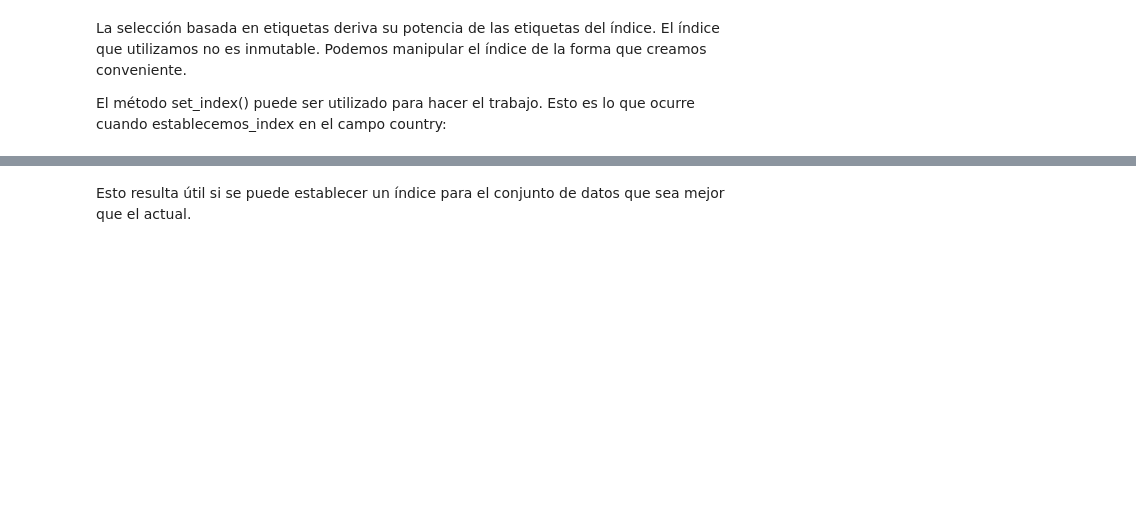
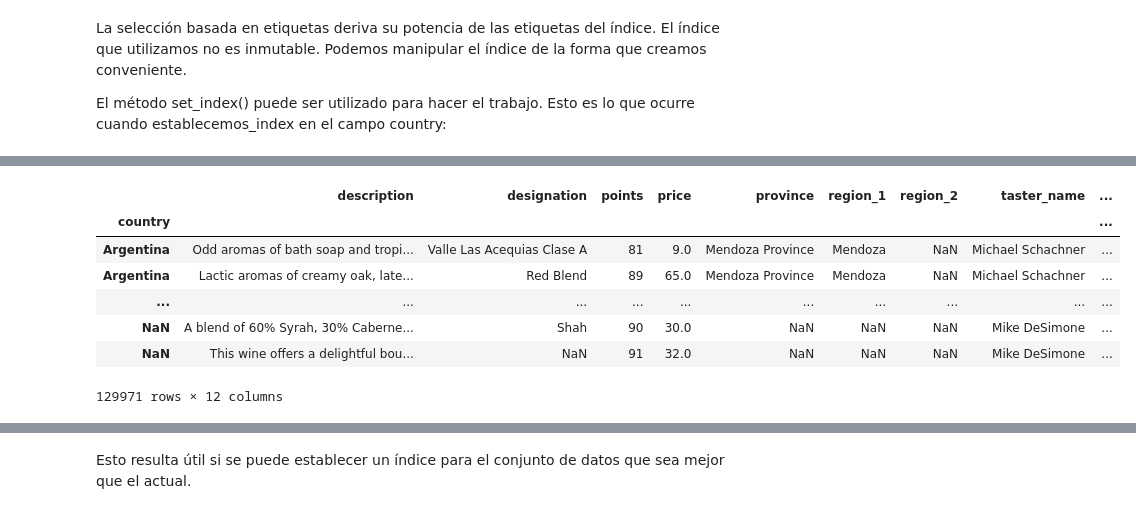
Before and after one commit to rimcodedev/python, a Jupyter notebook: data analysis/02-manipulacion_datos_pandas/manipulacion_datos.ipynb, the cells around one changed output, grey strips where cells are left out. Cells and saved outputs as stored; diff of their text form; code cells hidden in the pictures; blank space fills up the shorter version.

```diff
--- a/data analysis/02-manipulacion_datos_pandas/manipulacion_datos.ipynb
+++ b/data analysis/02-manipulacion_datos_pandas/manipulacion_datos.ipynb
@@ -168,0 +223,12 @@ El método set_index() puede ser utilizado para hacer el trabajo. Esto es lo que
+# %%
+reviews = reviews.sort_index()
+reviews
+# %% [output]
+|  | description | designation | points | price | province | region_1 | region_2 | taster_name | ... |
+| country |  |  |  |  |  |  |  |  | ... |
+| Argentina | Odd aromas of bath soap and tropi... | Valle Las Acequias Clase A | 81 | 9.0 | Mendoza Province | Mendoza | NaN | Michael Schachner | ... |
+| Argentina | Lactic aromas of creamy oak, late... | Red Blend | 89 | 65.0 | Mendoza Province | Mendoza | NaN | Michael Schachner | ... |
+| ... | ... | ... | ... | ... | ... | ... | ... | ... | ... |
+| NaN | A blend of 60% Syrah, 30% Caberne... | Shah | 90 | 30.0 | NaN | NaN | NaN | Mike DeSimone | ... |
+| NaN | This wine offers a delightful bou... | NaN | 91 | 32.0 | NaN | NaN | NaN | Mike DeSimone | ... |
+129971 rows × 12 columns
```
Also changed, not shown: parts of 19 cells of this notebook.
